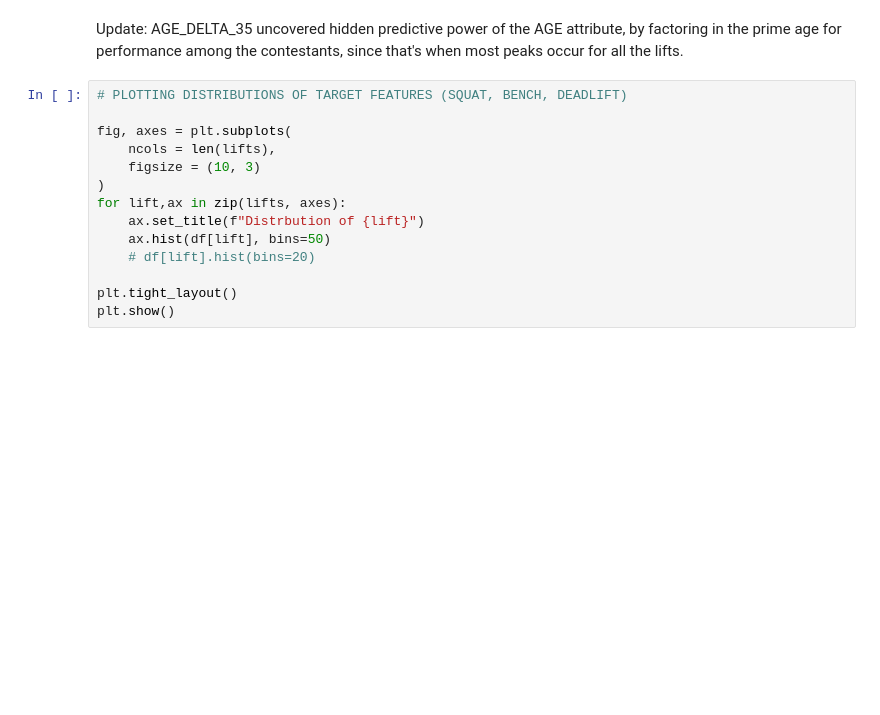
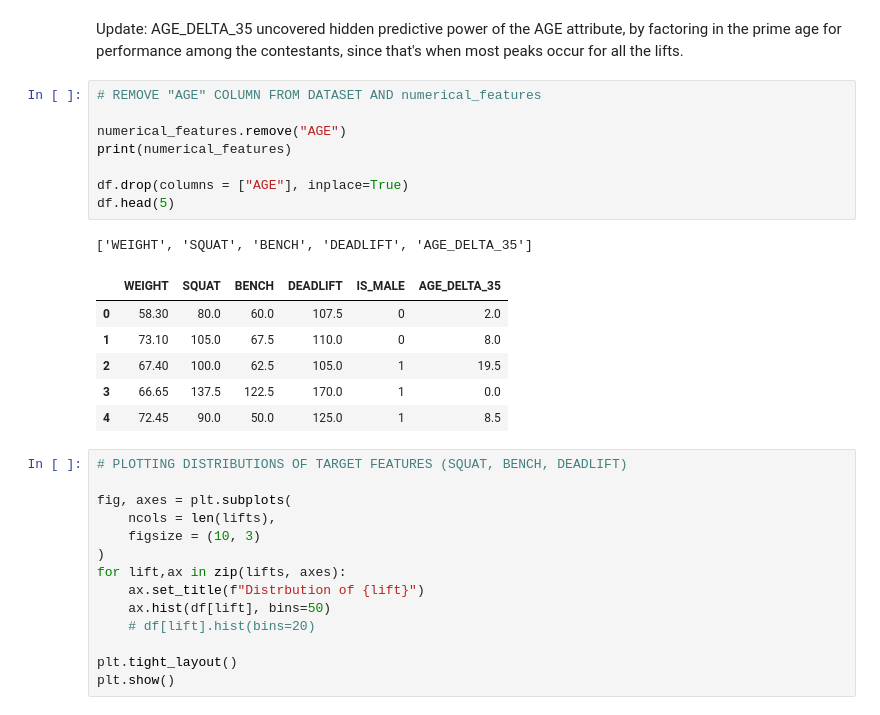
Before and after one commit to Tahsin-T-Ahmed/powerlift-predictor-ai, a Jupyter notebook: analysis.ipynb, the cells around one changed output. Cells and saved outputs as stored; diff of their text form; blank space fills up the shorter version.

```diff
--- a/analysis.ipynb
+++ b/analysis.ipynb
@@ -870,6 +864,22 @@ Correlations prior to standardization
 Surprisingly, SQUAT has a 90% correlation with the other two lifts, which have an 87% correlation with each other. These are strong relations, which is a very good sign of powerful predictive performance. AGE seems to have relatively low correlations, with its strongest being ~16% with WEIGHT. During future tests, AGE may need to be omitted for some trials.
 # %% [markdown]
 Update: AGE_DELTA_35 uncovered hidden predictive power of the AGE attribute, by factoring in the prime age for performance among the contestants, since that's when most peaks occur for all the lifts.
+# %%
+# REMOVE "AGE" COLUMN FROM DATASET AND numerical_features
+
+numerical_features.remove("AGE")
+print(numerical_features)
+
+df.drop(columns = ["AGE"], inplace=True)
+df.head(5)
+# %% [output]
+['WEIGHT', 'SQUAT', 'BENCH', 'DEADLIFT', 'AGE_DELTA_35']
+|  | WEIGHT | SQUAT | BENCH | DEADLIFT | IS_MALE | AGE_DELTA_35 |
+| 0 | 58.30 | 80.0 | 60.0 | 107.5 | 0 | 2.0 |
+| 1 | 73.10 | 105.0 | 67.5 | 110.0 | 0 | 8.0 |
+| 2 | 67.40 | 100.0 | 62.5 | 105.0 | 1 | 19.5 |
+| 3 | 66.65 | 137.5 | 122.5 | 170.0 | 1 | 0.0 |
+| 4 | 72.45 | 90.0 | 50.0 | 125.0 | 1 | 8.5 |
 # %%
 # PLOTTING DISTRIBUTIONS OF TARGET FEATURES (SQUAT, BENCH, DEADLIFT)
 
```
Also changed, not shown: parts of 5 cells of this notebook.
